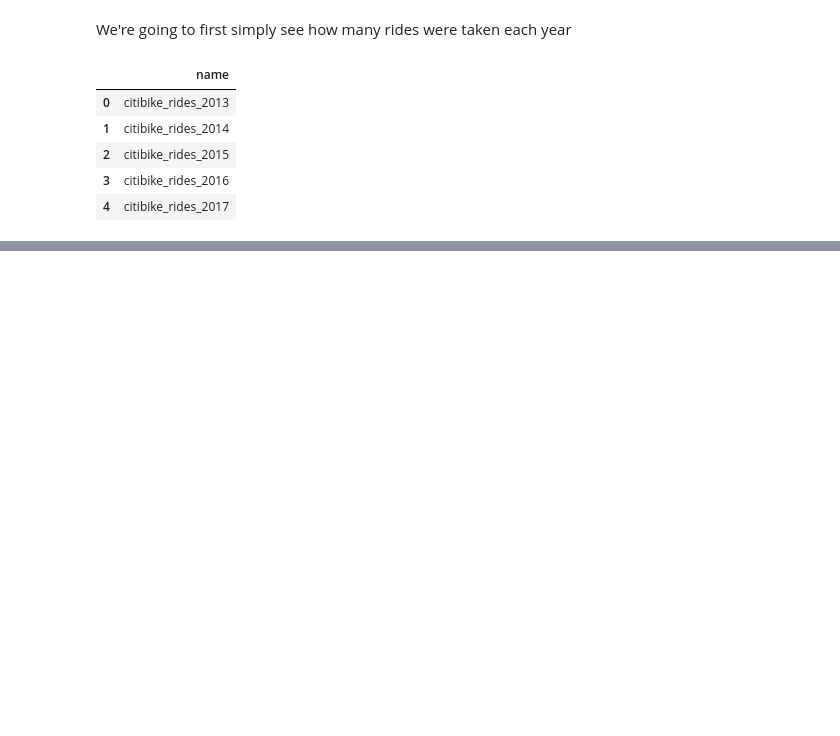
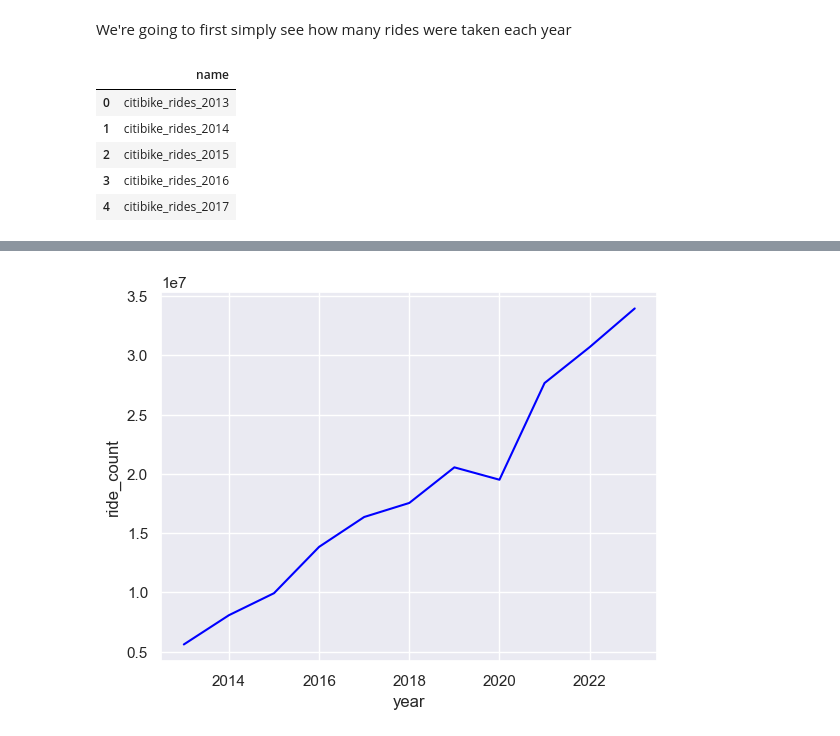
Before and after one commit to riverar9/citi-bike-trips-fun, a Jupyter notebook: how_has_citibike_usage_grown.ipynb, the cells around one changed output, grey strips where cells are left out. Saved outputs shown, nothing was run; the diff lists cells and outputs as text; code cells hidden in the pictures; blank space fills up the shorter version.

Commit message:
created some charts to see how popularity has grown and etc.

```diff
--- a/how_has_citibike_usage_grown.ipynb
+++ b/how_has_citibike_usage_grown.ipynb
@@ -26,15 +30,34 @@ df.head()
 | 4 | citibike_rides_2017 |
 # %%
 rides_per_year = []
-for each_table in df['name'].tolist():
+for each_table in all_tables_df['name'].tolist():
     with sqlite3.connect('data/database/citibike_data.db') as connection:
+        print(f"Retrieving data for {each_table[-4:]}...")
+        query = f"""
+            Select
+                strftime('%Y-%m-%d %H:00:00', started_at) AS started_at
+                , strftime('%Y-%m-%d %H:00:00', ended_at) AS ended_at
+                , count(*) as ride_count
+            from {each_table}
+            group by 1,2
+            """
         rides_per_year.append(
             pd.read_sql_query(
-                f"Select strftime('%Y', started_at), count(*) from {each_table} group by 1",
-                connection
+                query,
+                connection,
+                parse_dates=['started_at','ended_at']
             )
         )
 
 rides_per_year_df = pd.concat(rides_per_year)
 
-rides_per_year_df
+# Create a summary table
+with sqlite3.connect('data/database/citibike_data.db') as connection:
+    rides_per_year_df.to_sql(
+        'ride_counts_by_hour'
+        , connection
+        , index=False
+        , if_exists='replace'
+    )
+
+rides_per_year_df.info()
@@ -40,0 +82,18 @@ rides_per_year_df
+# %%
+# we'll create a year column and use that to show growth
+rides_per_year_df['year'] = rides_per_year_df['started_at'].dt.year
+
+sns.set(style='darkgrid')
+
+yearly_rides_df = rides_per_year_df[['year','ride_count']].groupby('year').sum().reset_index()
+
+sns.lineplot(
+    x       = 'year'
+    , y     = 'ride_count'
+    , data  = yearly_rides_df
+    , color = 'blue'
+)
+
+plt.show()
+# %% [output]
+[figure, added]
```
Also changed, not shown: parts of 5 cells of this notebook.
